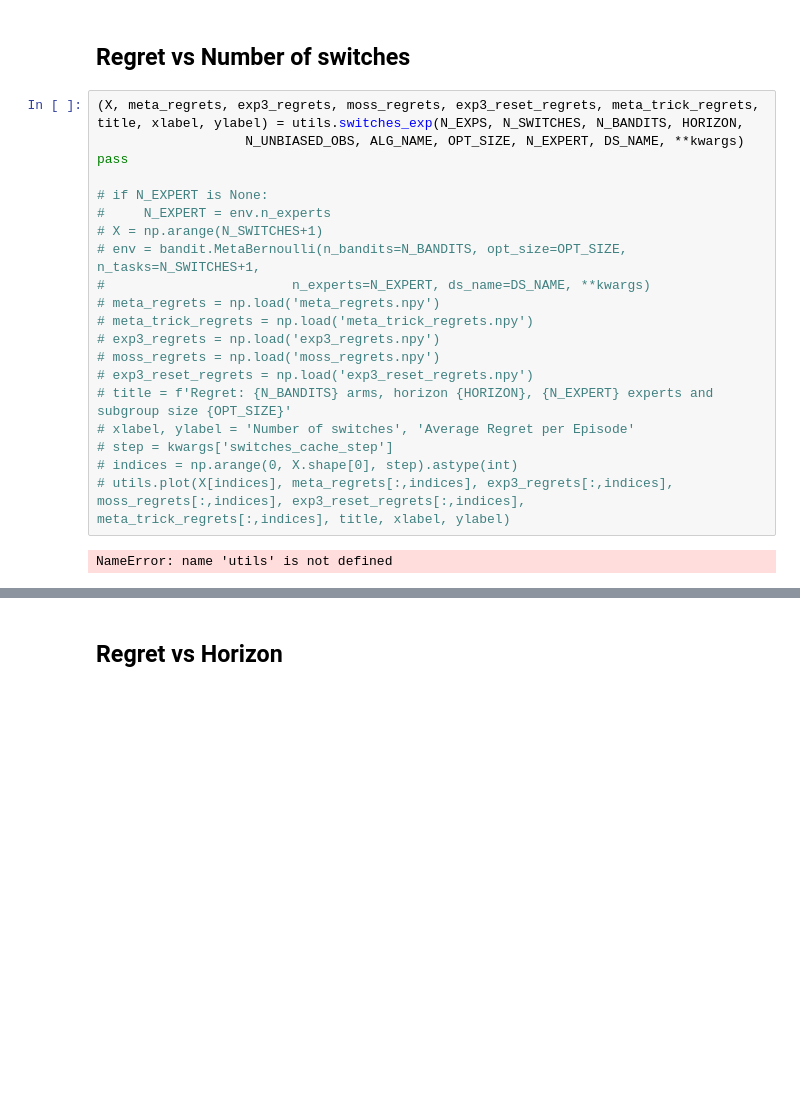
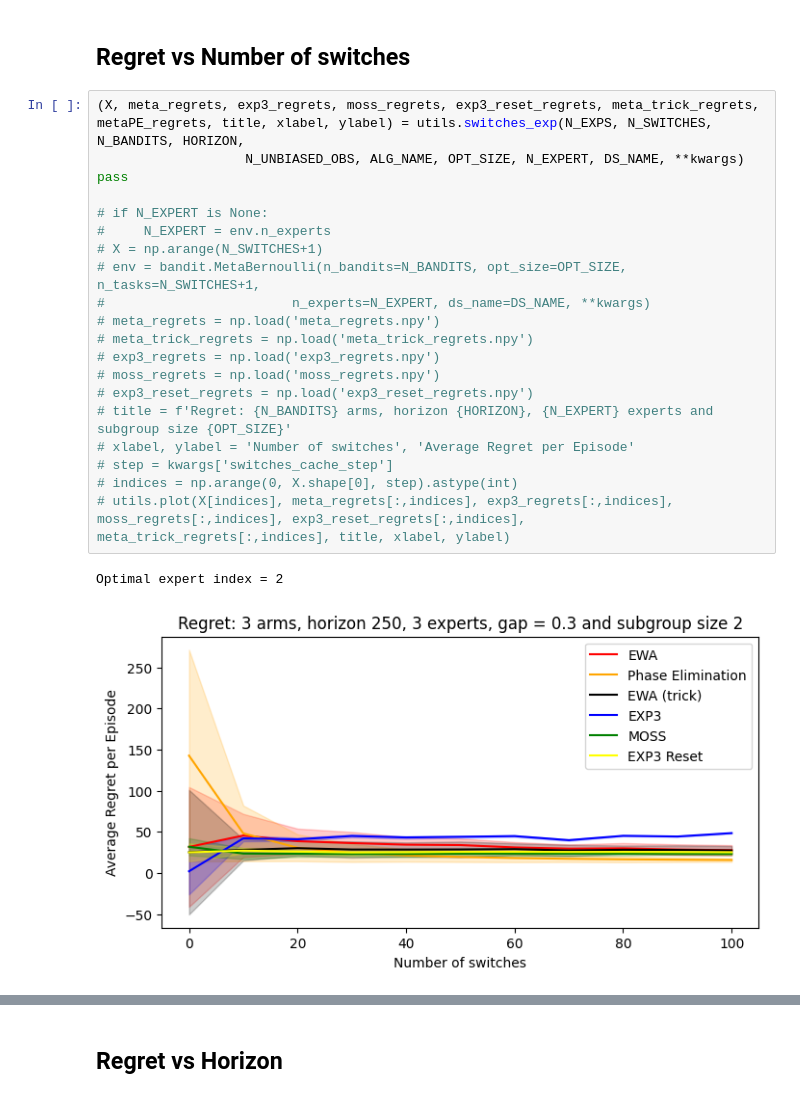
Before and after one commit to duongnhatthang/meta-bandit, a Jupyter notebook: main.ipynb, the cells around one changed output, grey strips where cells are left out. Drawn from its saved outputs; the diff is of its cells as text; blank space fills up the shorter version.

```diff
--- a/main.ipynb
+++ b/main.ipynb
@@ -31,27 +31,28 @@ ALG_NAME = 'ExpertMOSS'
 # %% [markdown]
 ## Regret vs Number of switches
 # %%
-(X, meta_regrets, exp3_regrets, moss_regrets, exp3_reset_regrets, meta_trick_regrets, title, xlabel, ylabel) = utils.switches_exp(N_EXPS, N_SWITCHES, N_BANDITS, HORIZON,
+(X, meta_regrets, exp3_regrets, moss_regrets, exp3_reset_regrets, meta_trick_regrets, metaPE_regrets, title, xlabel, ylabel) = utils.switches_exp(N_EXPS, N_SWITCHES, N_BANDITS, HORIZON,
                    N_UNBIASED_OBS, ALG_NAME, OPT_SIZE, N_EXPERT, DS_NAME, **kwargs)
 pass
 
 # if N_EXPERT is None:
 #     N_EXPERT = env.n_experts
 # X = np.arange(N_SWITCHES+1)
 # env = bandit.MetaBernoulli(n_bandits=N_BANDITS, opt_size=OPT_SIZE, n_tasks=N_SWITCHES+1,
 #                        n_experts=N_EXPERT, ds_name=DS_NAME, **kwargs)
 # meta_regrets = np.load('meta_regrets.npy')
 # meta_trick_regrets = np.load('meta_trick_regrets.npy')
 # exp3_regrets = np.load('exp3_regrets.npy')
 # moss_regrets = np.load('moss_regrets.npy')
 # exp3_reset_regrets = np.load('exp3_reset_regrets.npy')
 # title = f'Regret: {N_BANDITS} arms, horizon {HORIZON}, {N_EXPERT} experts and subgroup size {OPT_SIZE}'
 # xlabel, ylabel = 'Number of switches', 'Average Regret per Episode'
 # step = kwargs['switches_cache_step']
 # indices = np.arange(0, X.shape[0], step).astype(int)
 # utils.plot(X[indices], meta_regrets[:,indices], exp3_regrets[:,indices], moss_regrets[:,indices], exp3_reset_regrets[:,indices], meta_trick_regrets[:,indices], title, xlabel, ylabel)
 # %% [output]
-NameError: name 'utils' is not defined
+Optimal expert index = 2
+[figure, added]
 # %%
 indices = np.arange(0, X.shape[0], kwargs['switches_cache_step']).astype(int)
 meta_Y = np.mean(meta_regrets, axis=0)
```
Also changed, not shown: parts of 9 cells of this notebook, 5 other files.
